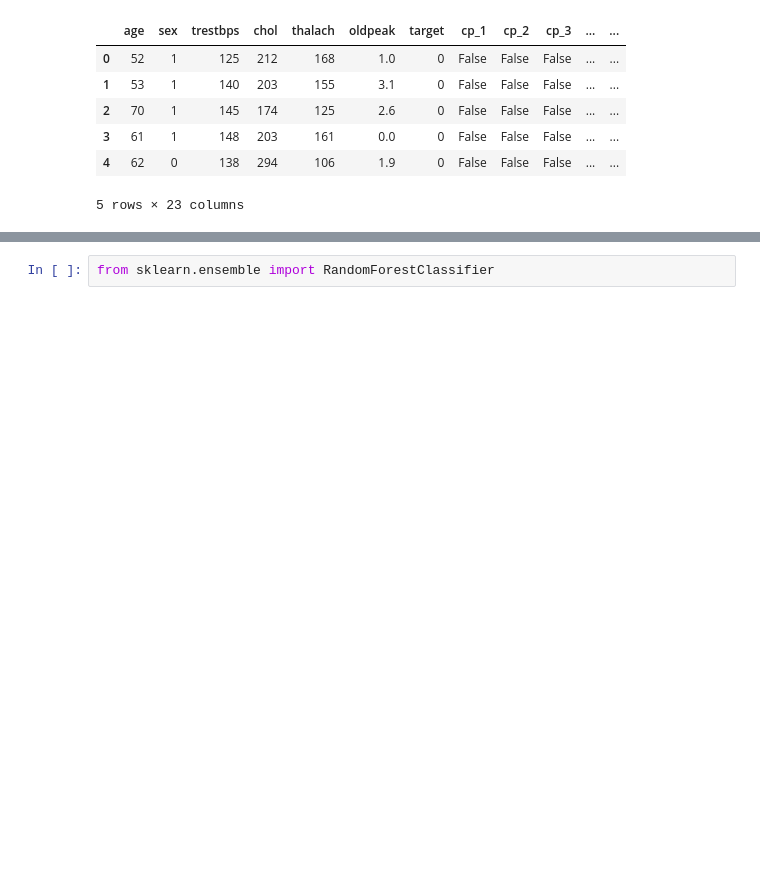
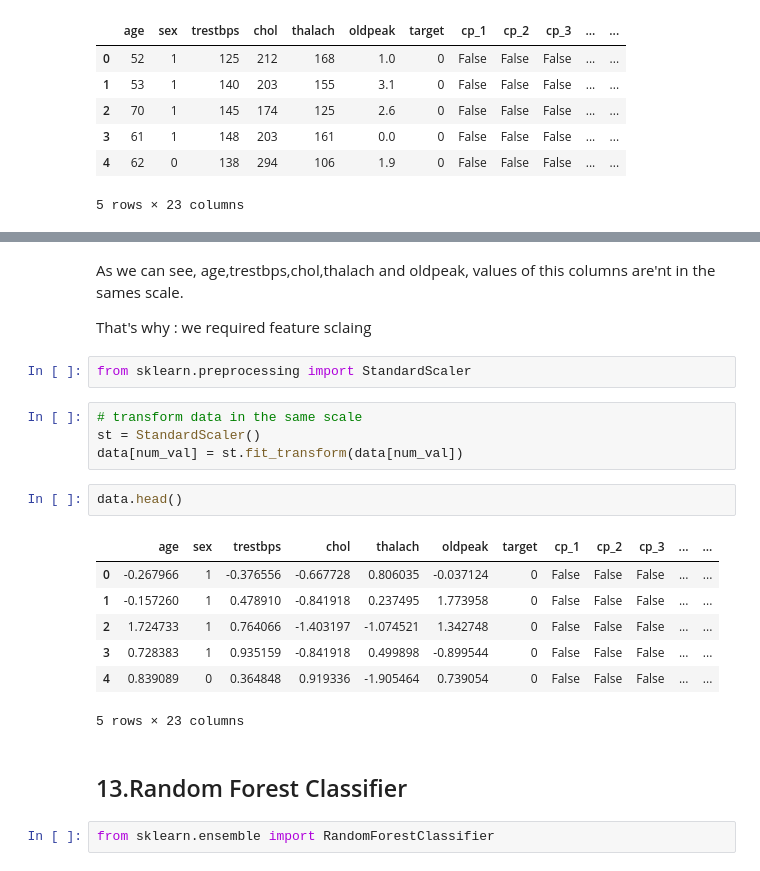
Before and after one commit to ZoungranaAlimata/Heart_disease_prediction-ML-, a Jupyter notebook: ML project.ipynb, the cells around one changed output, grey strips where cells are left out. Cells and saved outputs as stored; diff of their text form; blank space fills up the shorter version.

```diff
--- a/ML project.ipynb
+++ b/ML project.ipynb
@@ -166,3 +184,25 @@ data.head()
+# %% [markdown]
+As we can see, age,trestbps,chol,thalach and oldpeak, values of this columns are'nt in the sames scale.
+
+That's why : we required feature sclaing
+# %%
+from sklearn.preprocessing import StandardScaler
+# %%
+# transform data in the same scale
+st = StandardScaler()
+data[num_val] = st.fit_transform(data[num_val])
+# %%
+data.head()
+# %% [output]
+|  | age | sex | trestbps | chol | thalach | oldpeak | target | cp_1 | cp_2 | cp_3 | ... | ... |
+| 0 | -0.267966 | 1 | -0.376556 | -0.667728 | 0.806035 | -0.037124 | 0 | False | False | False | ... | ... |
+| 1 | -0.157260 | 1 | 0.478910 | -0.841918 | 0.237495 | 1.773958 | 0 | False | False | False | ... | ... |
+| 2 | 1.724733 | 1 | 0.764066 | -1.403197 | -1.074521 | 1.342748 | 0 | False | False | False | ... | ... |
+| 3 | 0.728383 | 1 | 0.935159 | -0.841918 | 0.499898 | -0.899544 | 0 | False | False | False | ... | ... |
+| 4 | 0.839089 | 0 | 0.364848 | 0.919336 | -1.905464 | 0.739054 | 0 | False | False | False | ... | ... |
+5 rows × 23 columns
+# %% [markdown]
+## 13.Random Forest Classifier
 # %%
 from sklearn.ensemble import RandomForestClassifier
 # %%
```
Also changed, not shown: parts of 2 cells of this notebook.
